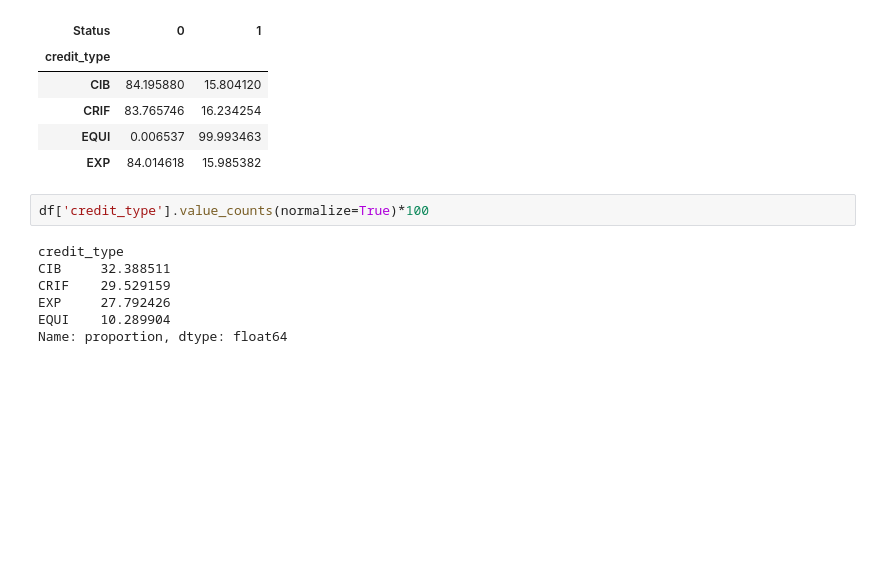
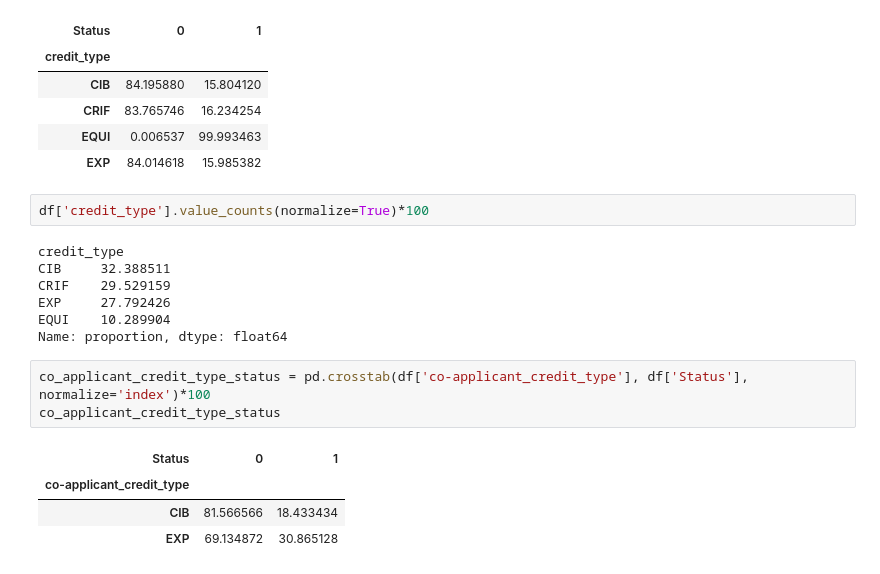
Before and after one commit to YASH280626/loan-default-prediction, a Jupyter notebook: analysis.ipynb, the cells around one changed output. Cells and saved outputs as stored; diff of their text form; blank space fills up the shorter version.

Commit message:
Investigated Co-applicant_credit_type against Default Status

```diff
--- a/analysis.ipynb
+++ b/analysis.ipynb
@@ -634,3 +634,11 @@ CRIF    29.529159
 EXP     27.792426
 EQUI    10.289904
 Name: proportion, dtype: float64
+# %%
+co_applicant_credit_type_status = pd.crosstab(df['co-applicant_credit_type'], df['Status'], normalize='index')*100
+co_applicant_credit_type_status
+# %% [output]
+| Status | 0 | 1 |
+| co-applicant_credit_type |  |  |
+| CIB | 81.566566 | 18.433434 |
+| EXP | 69.134872 | 30.865128 |
```
Also changed, not shown: parts of 1 cell of this notebook.
